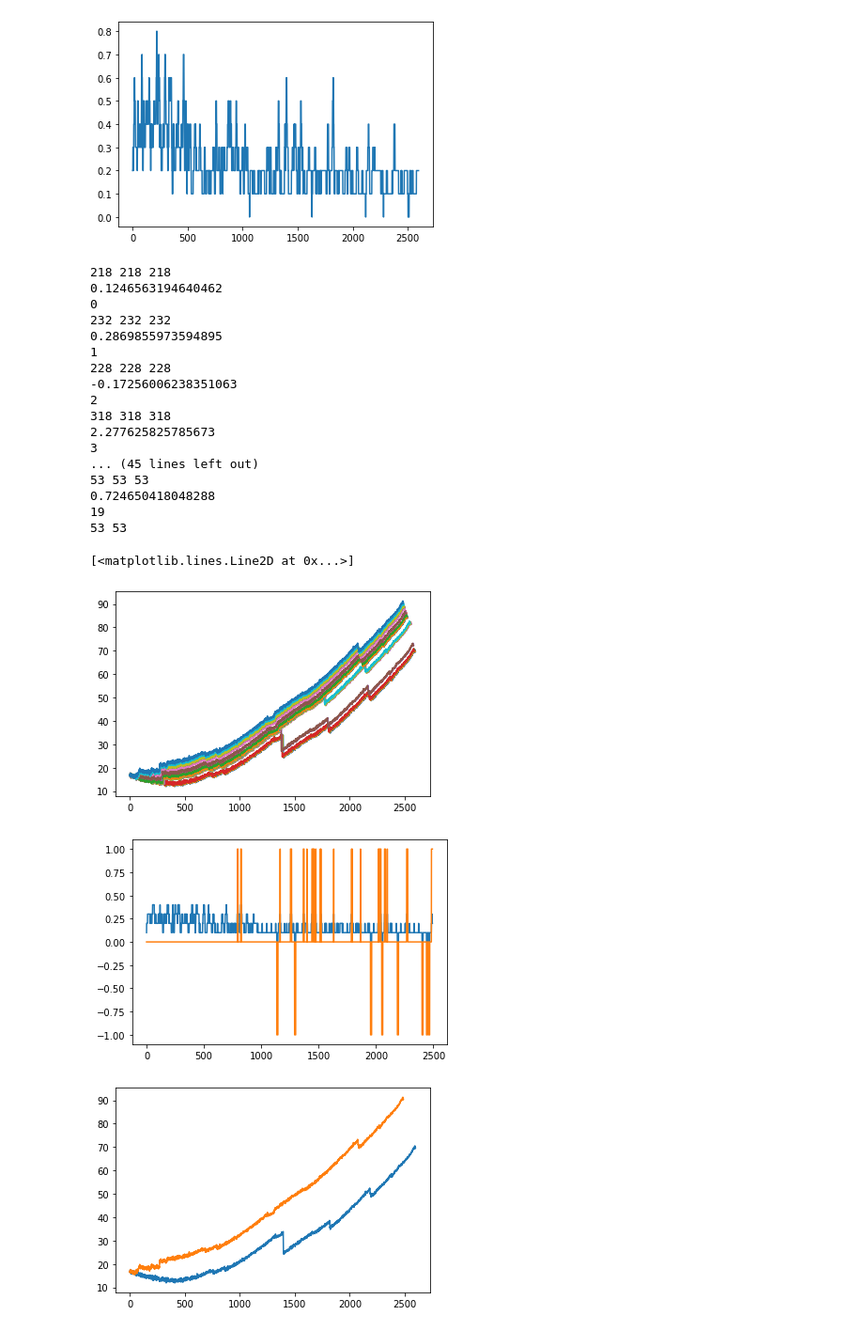
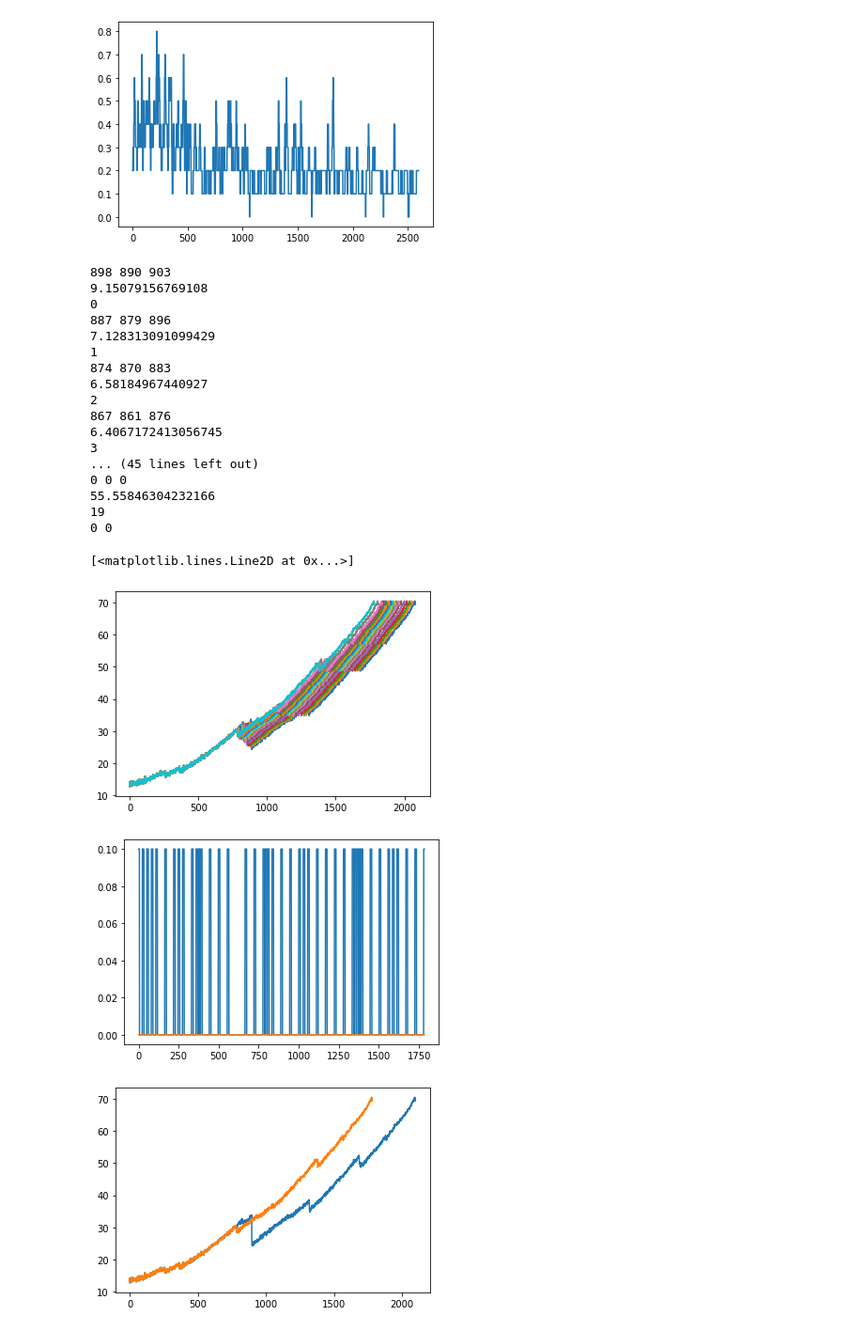
Before and after one commit to kaveeken/tweez-CV, a Jupyter notebook: aaaa.ipynb, the cells around one changed output. Shown: that part at 94% size. Cells and saved outputs as stored; diff of their text form; code cells hidden in the pictures.

```diff
--- a/aaaa.ipynb
+++ b/aaaa.ipynb
@@ -61,7 +70,7 @@ plt.plot(xs,cs(xs))
 [figure]
 # %%
 from scipy.interpolate import UnivariateSpline
-us = UnivariateSpline(x,y, k=3, s=10000)
+us = UnivariateSpline(x,y, k=3, s=2000)
 plt.plot(x,y,'o')
 plt.plot(xs,us(xs))
 for knot in us.get_knots():
@@ -226,11 +245,11 @@ print(np.arange(len(avg_knots))[avg_knots > 0.2])
 # highest knot-density => shift right-half upward to where continuous with left half
 from copy import deepcopy
 from util import thresholding_algo
-new_y = deepcopy(y)
+new_y = deepcopy(y[500:])
 #new_y = deepcopy(y[500:])
 new_x = np.arange(len(new_y))
 #new_x = deepcopy(x)
-plt.plot(y)
+#plt.plot(new_y)
 for i in range(20):
     newus = UnivariateSpline(new_x,new_y, k=3,s=200)
     sparse_knots = np.zeros(len(new_y))
@@ -256,7 +275,7 @@ for i in range(20):
     print(densamax, first, last)
     delta = new_y[first - 2] - new_y[last + 2]
     print(delta)
-    if delta > 0:
+    if delta > 0 and first > last and first > 0:
         new_y[last:] += new_y[first-2] - new_y[last+2]
     new_y = np.delete(new_y, range(first-2, last+2), 0)
     new_x = np.arange(len(new_y))
@@ -268,45 +287,45 @@ for i in range(20):
 plt.figure()
 plt.plot(avg_knots)
 plt.plot(thresholding_algo(avg_knots, len(y) // 4, 2., 0)['signals'])
 densamax = np.argmax(avg_knots)
 first = densamax
 last = densamax
 for i in range(last,len(y)):
     if thrsig[i] >= 1:
         last = i
     else:
         break
 for i in reversed(range(0,first)):
     if thrsig[i] >= 1:
         first = i
     else:
         break
 
 print(first, last)
 new_y[last:] += new_y[first] - new_y[last]
 new_y = np.delete(new_y, range(first,last), 0)
 plt.figure()
-plt.plot(y)
+plt.plot(y[500:])
 plt.plot(new_y)
 # %% [output]
-218 218 218
-0.1246563194640462
+898 890 903
+9.15079156769108
 0
-232 232 232
-0.2869855973594895
+887 879 896
+7.128313091099429
 1
-228 228 228
--0.17256006238351063
+874 870 883
+6.58184967440927
 2
-318 318 318
-2.277625825785673
+867 861 876
+6.4067172413056745
 3
 ... (45 lines left out)
-53 53 53
-0.724650418048288
+0 0 0
+55.55846304232166
 19
-53 53
+0 0
 [<matplotlib.lines.Line2D at 0x...>]
-[figure, old version]
+[figure, new version]
-[figure, old version]
+[figure, new version]
-[figure, old version]
+[figure, new version]
```
Also changed, not shown: parts of 5 cells of this notebook, 7 other files.
